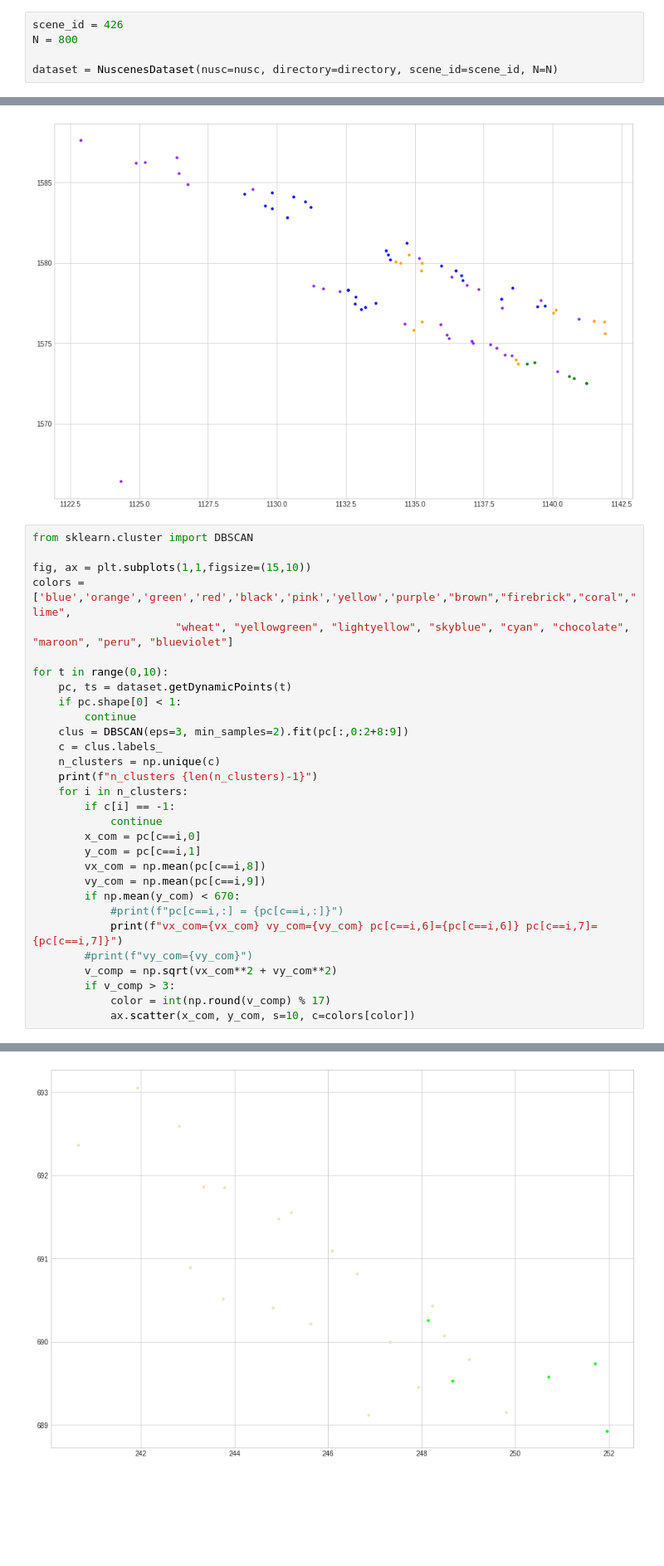
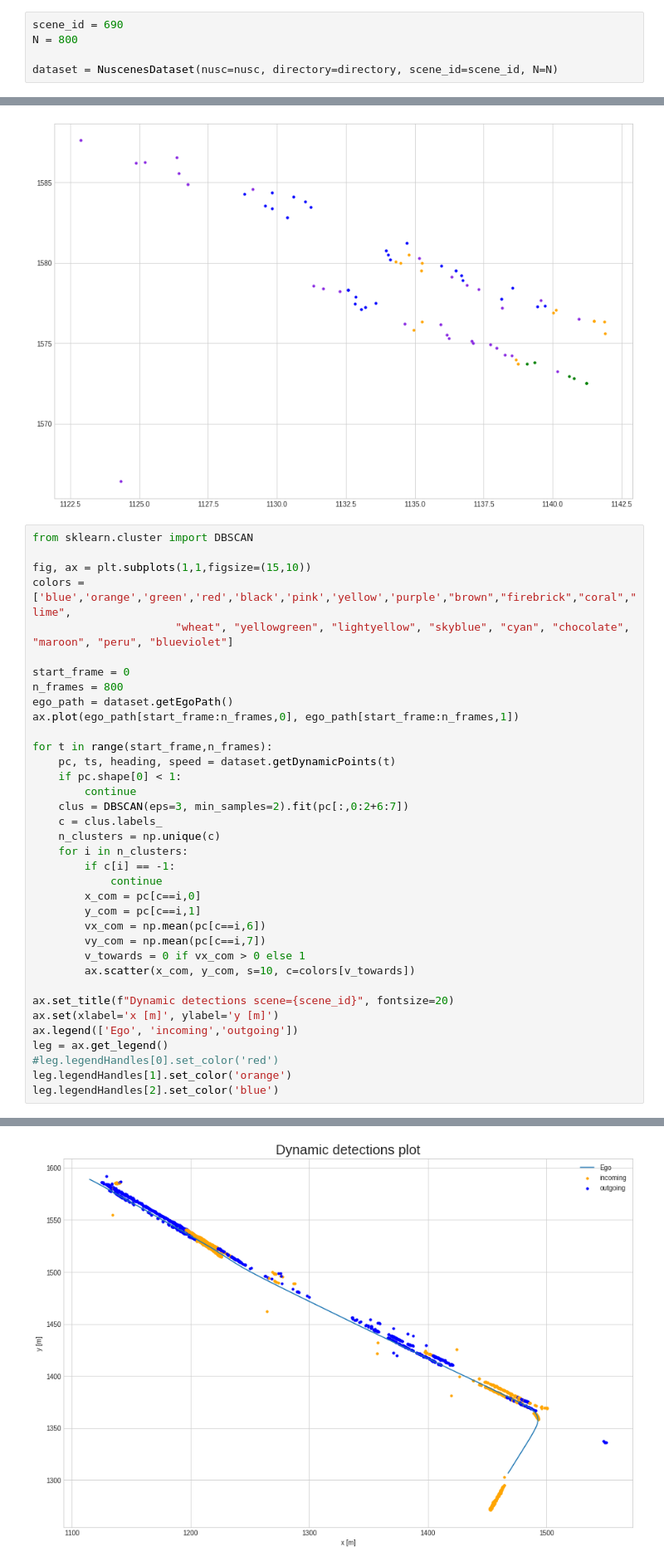
Before and after one commit to kfir1989/RadarLocalization, a Jupyter notebook: DynamicTracker.ipynb, the cells around one changed output, grey strips where cells are left out. Shown at 83% size. Drawn from its saved outputs; the diff is of its cells as text; blank space fills up the shorter version.

Commit message:
Dynamic tracker after testing

```diff
--- a/DynamicTracker.ipynb
+++ b/DynamicTracker.ipynb
@@ -318,5 +326,5 @@ class DynamicTracker:
 # %%
-scene_id = 426
+scene_id = 690
 N = 800
 
 dataset = NuscenesDataset(nusc=nusc, directory=directory, scene_id=scene_id, N=N)
@@ -355,27 +363,33 @@ fig, ax = plt.subplots(1,1,figsize=(15,10))
 colors = ['blue','orange','green','red','black','pink','yellow','purple',"brown","firebrick","coral","lime",
                       "wheat", "yellowgreen", "lightyellow", "skyblue", "cyan", "chocolate", "maroon", "peru", "blueviolet"]
 
-for t in range(0,10):
-    pc, ts = dataset.getDynamicPoints(t)
+start_frame = 0
+n_frames = 800
+ego_path = dataset.getEgoPath()
+ax.plot(ego_path[start_frame:n_frames,0], ego_path[start_frame:n_frames,1])
+
+for t in range(start_frame,n_frames):
+    pc, ts, heading, speed = dataset.getDynamicPoints(t)
     if pc.shape[0] < 1:
         continue
-    clus = DBSCAN(eps=3, min_samples=2).fit(pc[:,0:2+8:9])
+    clus = DBSCAN(eps=3, min_samples=2).fit(pc[:,0:2+6:7])
     c = clus.labels_
     n_clusters = np.unique(c)
-    print(f"n_clusters {len(n_clusters)-1}")
     for i in n_clusters:
         if c[i] == -1:
             continue
         x_com = pc[c==i,0]
         y_com = pc[c==i,1]
-        vx_com = np.mean(pc[c==i,8])
-        vy_com = np.mean(pc[c==i,9])
-        if np.mean(y_com) < 670:
-            #print(f"pc[c==i,:] = {pc[c==i,:]}")
-            print(f"vx_com={vx_com} vy_com={vy_com} pc[c==i,6]={pc[c==i,6]} pc[c==i,7]={pc[c==i,7]}")
-        #print(f"vy_com={vy_com}")
-        v_comp = np.sqrt(vx_com**2 + vy_com**2)
-        if v_comp > 3:
-            color = int(np.round(v_comp) % 17)
-            ax.scatter(x_com, y_com, s=10, c=colors[color])
+        vx_com = np.mean(pc[c==i,6])
+        vy_com = np.mean(pc[c==i,7])
+        v_towards = 0 if vx_com > 0 else 1
+        ax.scatter(x_com, y_com, s=10, c=colors[v_towards])
+
+ax.set_title(f"Dynamic detections scene={scene_id}", fontsize=20)
+ax.set(xlabel='x [m]', ylabel='y [m]')
+ax.legend(['Ego', 'incoming','outgoing'])
+leg = ax.get_legend()
+#leg.legendHandles[0].set_color('red')
+leg.legendHandles[1].set_color('orange')
+leg.legendHandles[2].set_color('blue')
 # %% [output]
@@ -392 +396 @@ n_clusters 0
-[figure, old version]
+[figure, new version]
```
Also changed, not shown: parts of 16 cells of this notebook, 1 other file.
